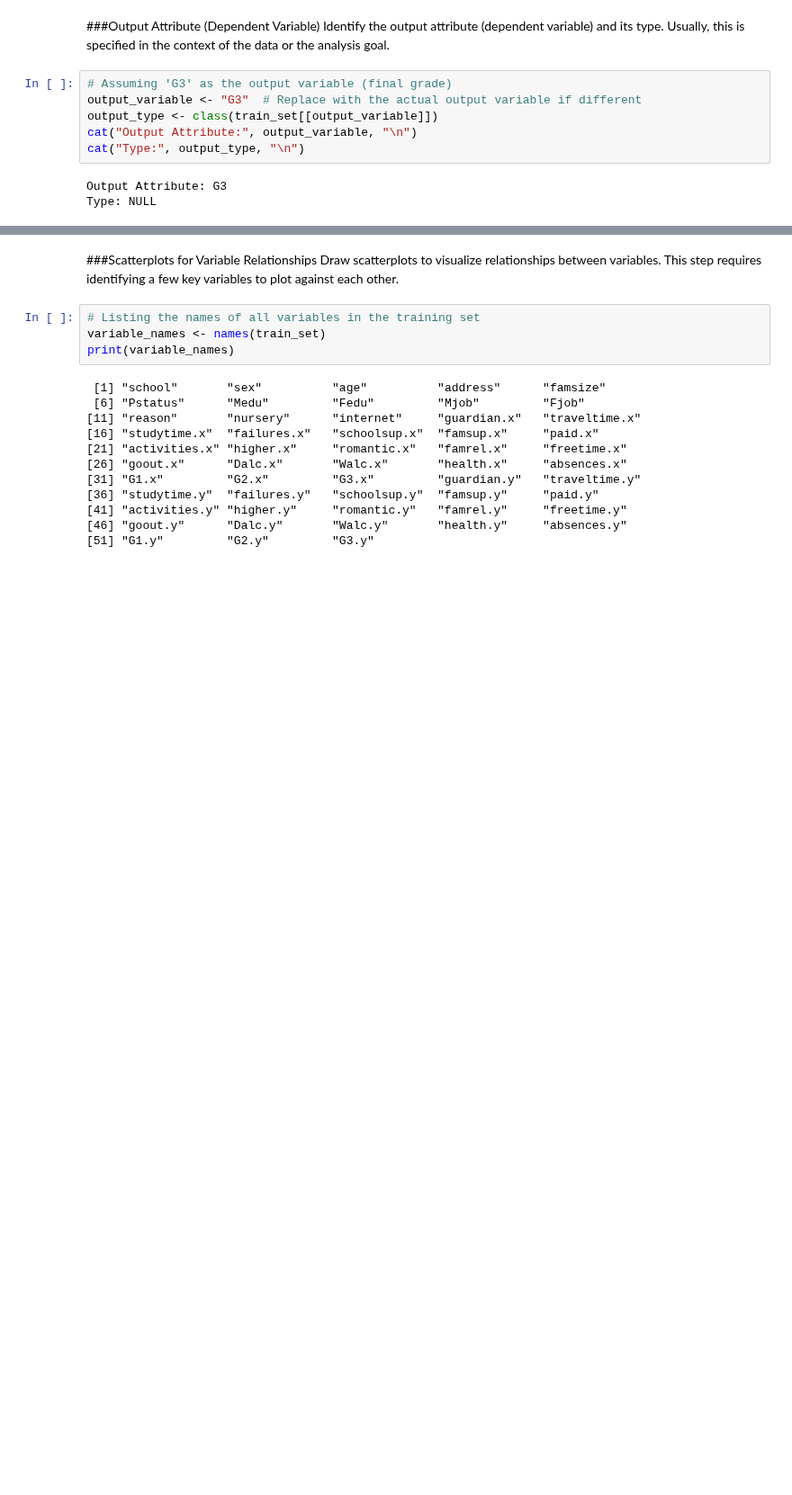
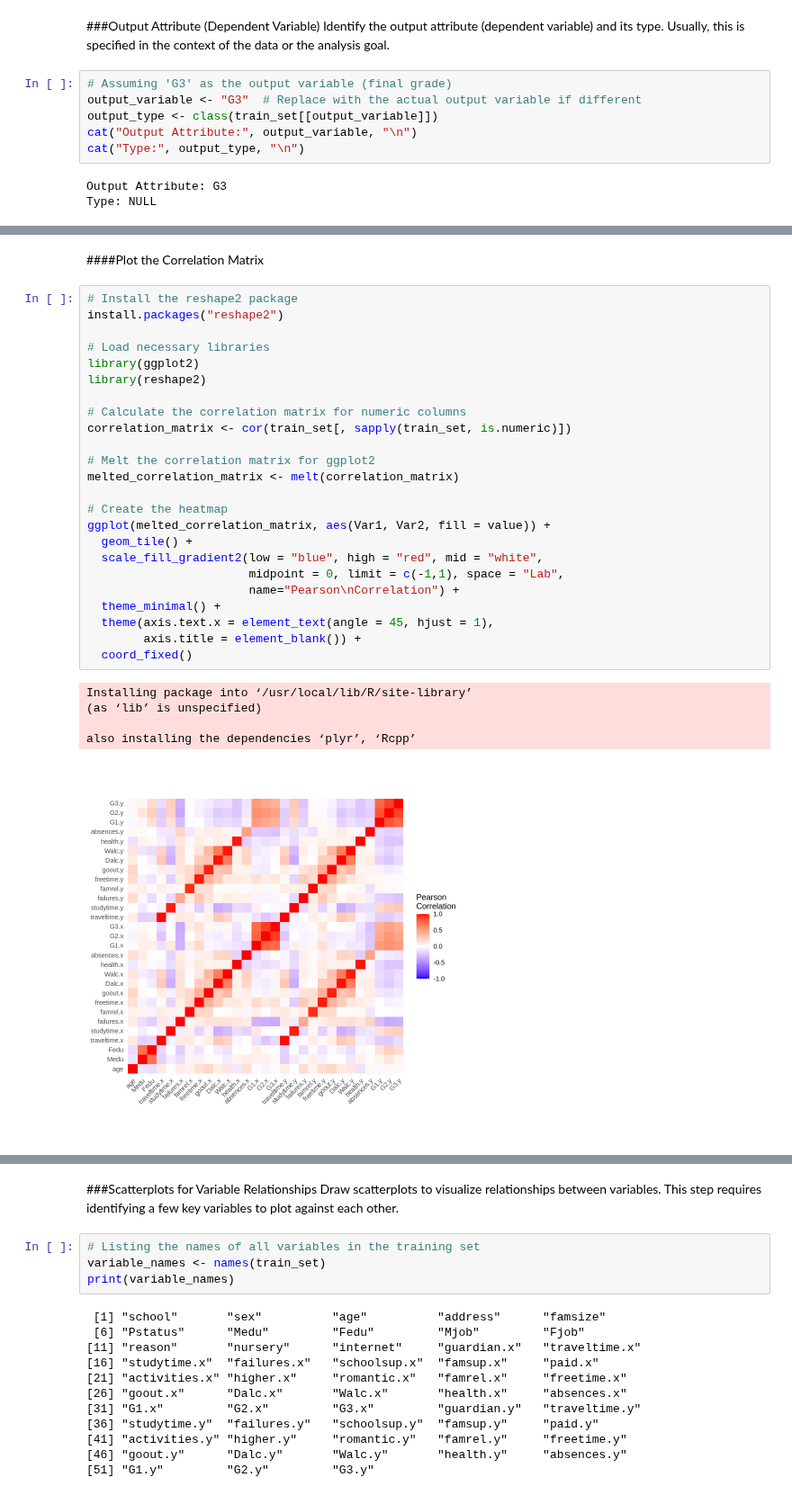
Before and after one commit to carlos-alves-one/Student-Performance-R, a Jupyter notebook: Regression_CW1.ipynb, the cells around one changed output, grey strips where cells are left out. Shown at 90% size. Saved outputs shown, nothing was run; the diff lists cells and outputs as text; blank space fills up the shorter version.

Commit message:
List the Correlation Coefficients

```diff
--- a/Regression_CW1.ipynb
+++ b/Regression_CW1.ipynb
@@ -268,0 +282,32 @@ G3.y         -0.17779425  0.750675788  0.882900949  1.00000000
+# %% [markdown]
+####Plot the Correlation Matrix
+# %%
+# Install the reshape2 package
+install.packages("reshape2")
+
+# Load necessary libraries
+library(ggplot2)
+library(reshape2)
+
+# Calculate the correlation matrix for numeric columns
+correlation_matrix <- cor(train_set[, sapply(train_set, is.numeric)])
+
+# Melt the correlation matrix for ggplot2
+melted_correlation_matrix <- melt(correlation_matrix)
+
+# Create the heatmap
+ggplot(melted_correlation_matrix, aes(Var1, Var2, fill = value)) +
+  geom_tile() +
+  scale_fill_gradient2(low = "blue", high = "red", mid = "white",
+                       midpoint = 0, limit = c(-1,1), space = "Lab",
+                       name="Pearson\nCorrelation") +
+  theme_minimal() +
+  theme(axis.text.x = element_text(angle = 45, hjust = 1),
+        axis.title = element_blank()) +
+  coord_fixed()
+# %% [output]
+Installing package into ‘/usr/local/lib/R/site-library’
+(as ‘lib’ is unspecified)
+
+also installing the dependencies ‘plyr’, ‘Rcpp’
+[figure, added]
```
Also changed, not shown: parts of 8 cells of this notebook.
